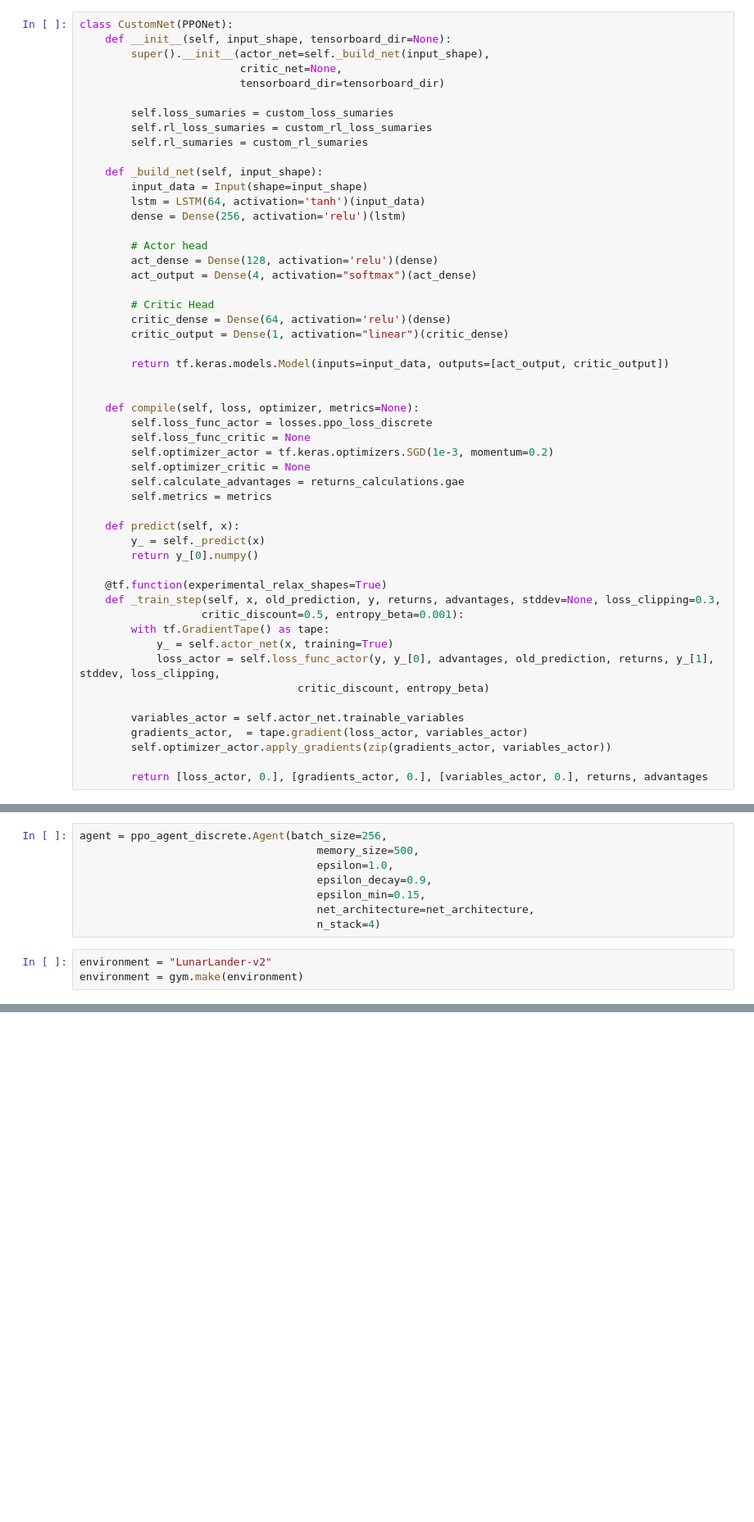
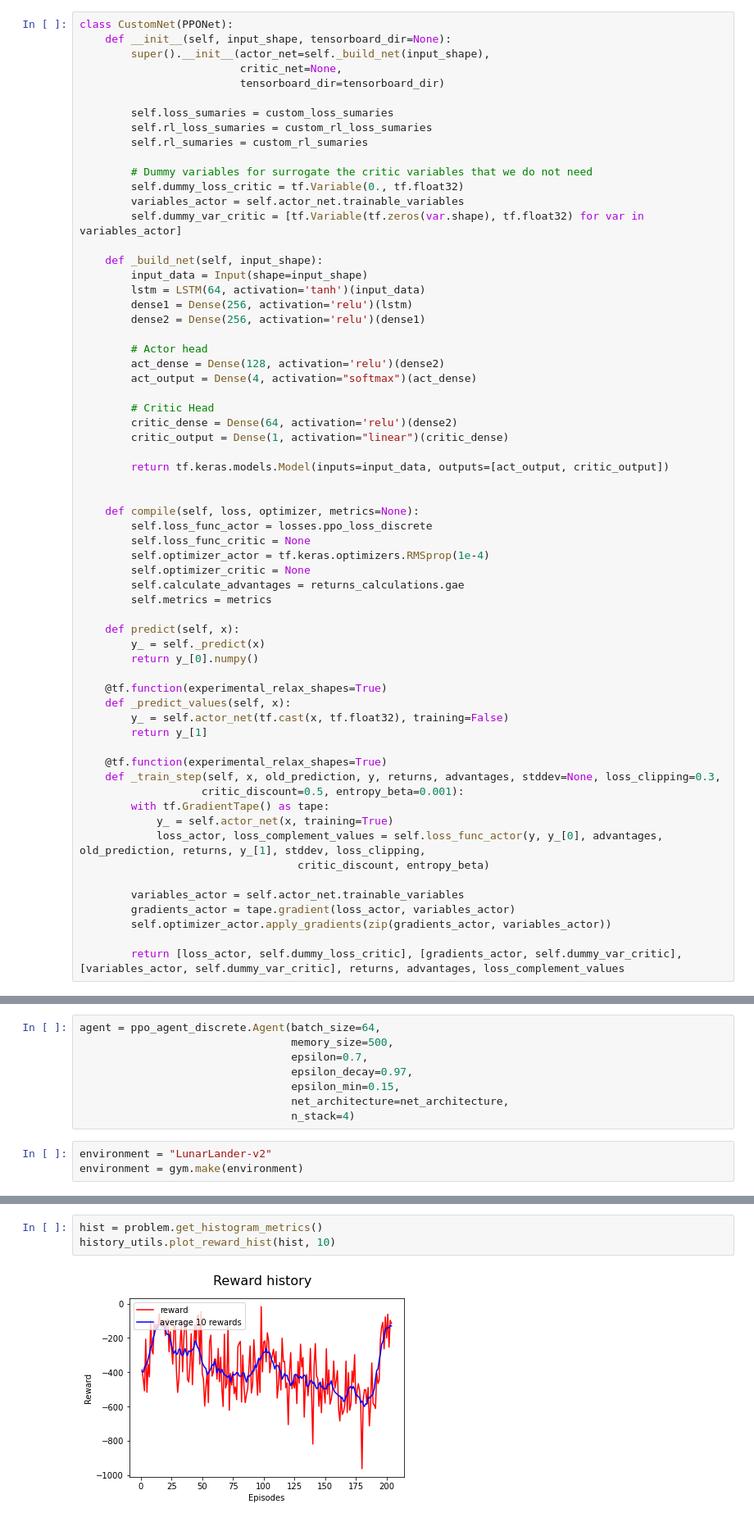
Before and after one commit to SergioHdezG/pyRIL, a Jupyter notebook: 08_PPO_tutorial.ipynb, the cells around one changed output, grey strips where cells are left out. Shown at 82% size. Cells and saved outputs as stored; diff of their text form; blank space fills up the shorter version.

```diff
--- a/08_PPO_tutorial.ipynb
+++ b/08_PPO_tutorial.ipynb
@@ -150,17 +115,23 @@ class CustomNet(PPONet):
         self.rl_loss_sumaries = custom_rl_loss_sumaries
         self.rl_sumaries = custom_rl_sumaries
 
+        # Dummy variables for surrogate the critic variables that we do not need
+        self.dummy_loss_critic = tf.Variable(0., tf.float32)
+        variables_actor = self.actor_net.trainable_variables
+        self.dummy_var_critic = [tf.Variable(tf.zeros(var.shape), tf.float32) for var in variables_actor]
+
     def _build_net(self, input_shape):
         input_data = Input(shape=input_shape)
         lstm = LSTM(64, activation='tanh')(input_data)
-        dense = Dense(256, activation='relu')(lstm)
+        dense1 = Dense(256, activation='relu')(lstm)
+        dense2 = Dense(256, activation='relu')(dense1)
 
         # Actor head
-        act_dense = Dense(128, activation='relu')(dense)
+        act_dense = Dense(128, activation='relu')(dense2)
         act_output = Dense(4, activation="softmax")(act_dense)
 
         # Critic Head
-        critic_dense = Dense(64, activation='relu')(dense)
+        critic_dense = Dense(64, activation='relu')(dense2)
         critic_output = Dense(1, activation="linear")(critic_dense)
 
         return tf.keras.models.Model(inputs=input_data, outputs=[act_output, critic_output])
@@ -169,7 +140,7 @@ class CustomNet(PPONet):
     def compile(self, loss, optimizer, metrics=None):
         self.loss_func_actor = losses.ppo_loss_discrete
         self.loss_func_critic = None
-        self.optimizer_actor = tf.keras.optimizers.SGD(1e-3, momentum=0.2)
+        self.optimizer_actor = tf.keras.optimizers.RMSprop(1e-4)
         self.optimizer_critic = None
         self.calculate_advantages = returns_calculations.gae
         self.metrics = metrics
@@ -179,18 +150,23 @@ class CustomNet(PPONet):
         return y_[0].numpy()
 
     @tf.function(experimental_relax_shapes=True)
+    def _predict_values(self, x):
+        y_ = self.actor_net(tf.cast(x, tf.float32), training=False)
+        return y_[1]
+
+    @tf.function(experimental_relax_shapes=True)
     def _train_step(self, x, old_prediction, y, returns, advantages, stddev=None, loss_clipping=0.3,
                    critic_discount=0.5, entropy_beta=0.001):
         with tf.GradientTape() as tape:
             y_ = self.actor_net(x, training=True)
-            loss_actor = self.loss_func_actor(y, y_[0], advantages, old_prediction, returns, y_[1], stddev, loss_clipping,
+            loss_actor, loss_complement_values = self.loss_func_actor(y, y_[0], advantages, old_prediction, returns, y_[1], stddev, loss_clipping,
                                   critic_discount, entropy_beta)
 
         variables_actor = self.actor_net.trainable_variables
-        gradients_actor,  = tape.gradient(loss_actor, variables_actor)
+        gradients_actor = tape.gradient(loss_actor, variables_actor)
         self.optimizer_actor.apply_gradients(zip(gradients_actor, variables_actor))
 
-        return [loss_actor, 0.], [gradients_actor, 0.], [variables_actor, 0.], returns, advantages
+        return [loss_actor, self.dummy_loss_critic], [gradients_actor, self.dummy_var_critic], [variables_actor, self.dummy_var_critic], returns, advantages, loss_complement_values
 # %% [markdown]
 In the next cell, we define the network architecture dictionario in order to pass the neural model to the agent. We do this through a function that receives the input shape. Latter we create the dictionary setting "use_tf_custom_model" to True, which means that we are going to use a model extended ftom the "RLNetInterfaz". Then, we assing the function to create the model to "tf_custom_model".
 
@@ -202,13 +178,13 @@ def custom_model_tf(input_shape):
 net_architecture = networks.ppo_net(use_tf_custom_model=True,
                                      tf_custom_model=custom_model_tf)
 # %%
-agent = ppo_agent_discrete.Agent(batch_size=256,
-                                     memory_size=500,
-                                     epsilon=1.0,
-                                     epsilon_decay=0.9,
-                                     epsilon_min=0.15,
-                                     net_architecture=net_architecture,
-                                     n_stack=4)
+agent = ppo_agent_discrete.Agent(batch_size=64,
+                                 memory_size=500,
+                                 epsilon=0.7,
+                                 epsilon_decay=0.97,
+                                 epsilon_min=0.15,
+                                 net_architecture=net_architecture,
+                                 n_stack=4)
 # %%
 environment = "LunarLander-v2"
 environment = gym.make(environment)
@@ -219,0 +226,5 @@ AttributeError: 'CustomNet' object has no attribute 'add'
+# %%
+hist = problem.get_histogram_metrics()
+history_utils.plot_reward_hist(hist, 10)
+# %% [output]
+[figure, added]
```
Also changed, not shown: parts of 6 cells of this notebook, 8 other files.
